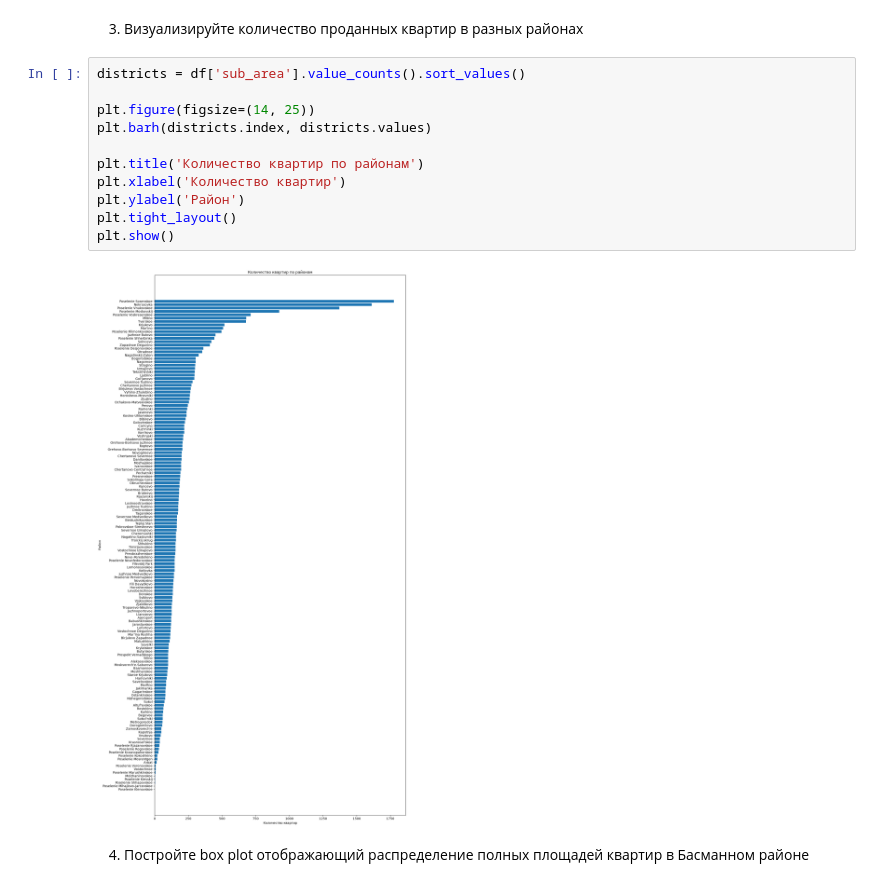
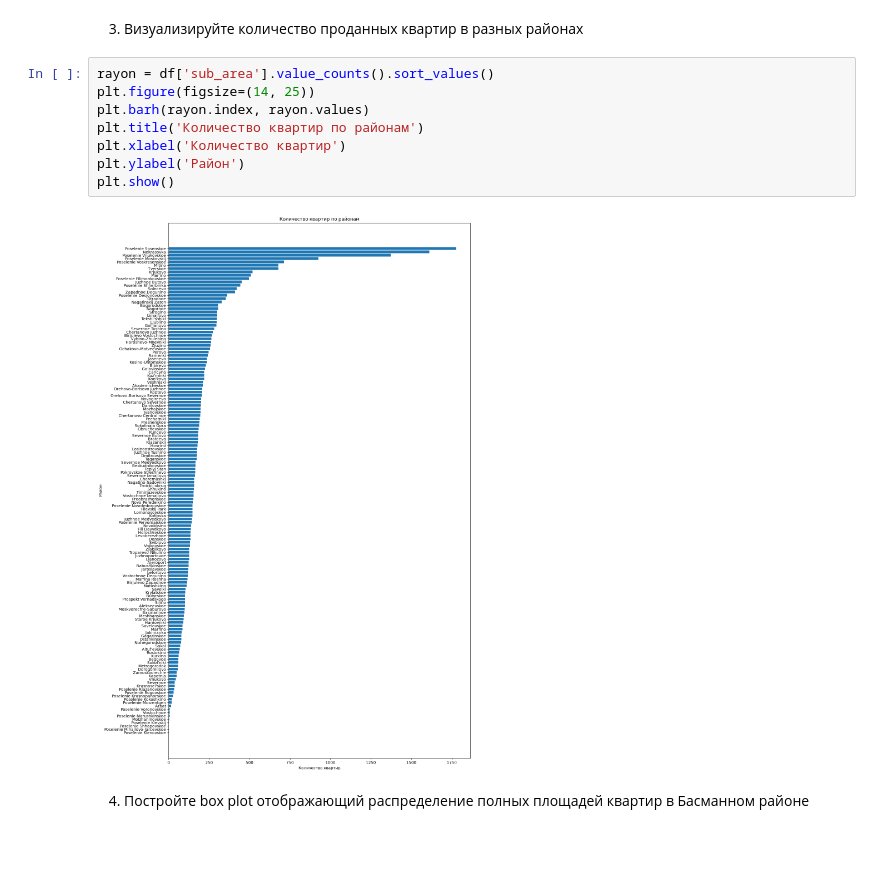
Before and after one commit to Edity/ML_hw1, a Jupyter notebook: Lab1-4.ipynb, the cells around one changed output. Cells and saved outputs as stored; diff of their text form; blank space fills up the shorter version.

```diff
--- a/Lab1-4.ipynb
+++ b/Lab1-4.ipynb
@@ -293,18 +289,15 @@ plt.show()
 # %% [markdown]
 3. Визуализируйте количество проданных квартир в разных районах
 # %%
-districts = df['sub_area'].value_counts().sort_values()
-
+rayon = df['sub_area'].value_counts().sort_values()
 plt.figure(figsize=(14, 25))
-plt.barh(districts.index, districts.values)
-
+plt.barh(rayon.index, rayon.values)
 plt.title('Количество квартир по районам')
 plt.xlabel('Количество квартир')
 plt.ylabel('Район')
-plt.tight_layout()
 plt.show()
 # %% [output]
-[figure, old version]
+[figure, new version]
 # %% [markdown]
 4. Постройте box plot отображающий распределение полных площадей квартир в Басманном районе
 # %%
```
Also changed, not shown: parts of 9 cells of this notebook.
